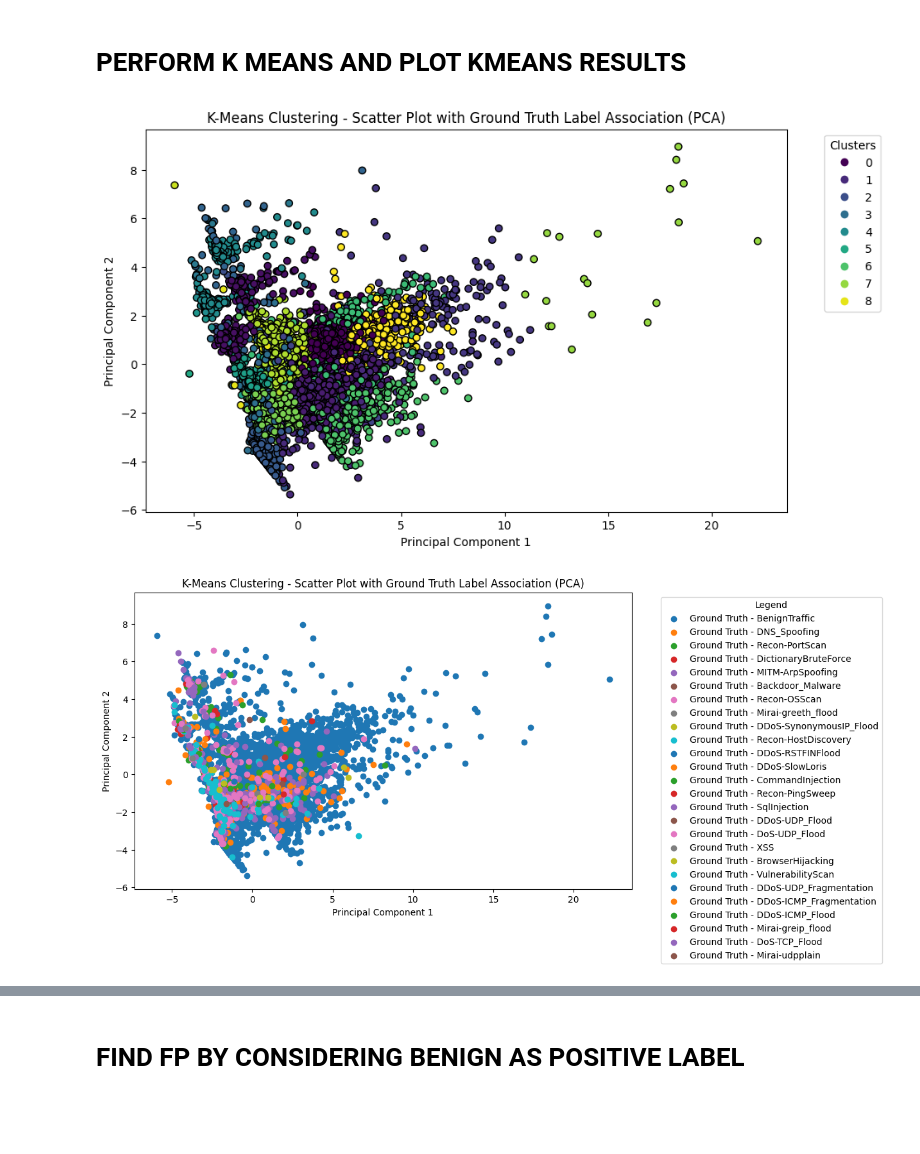
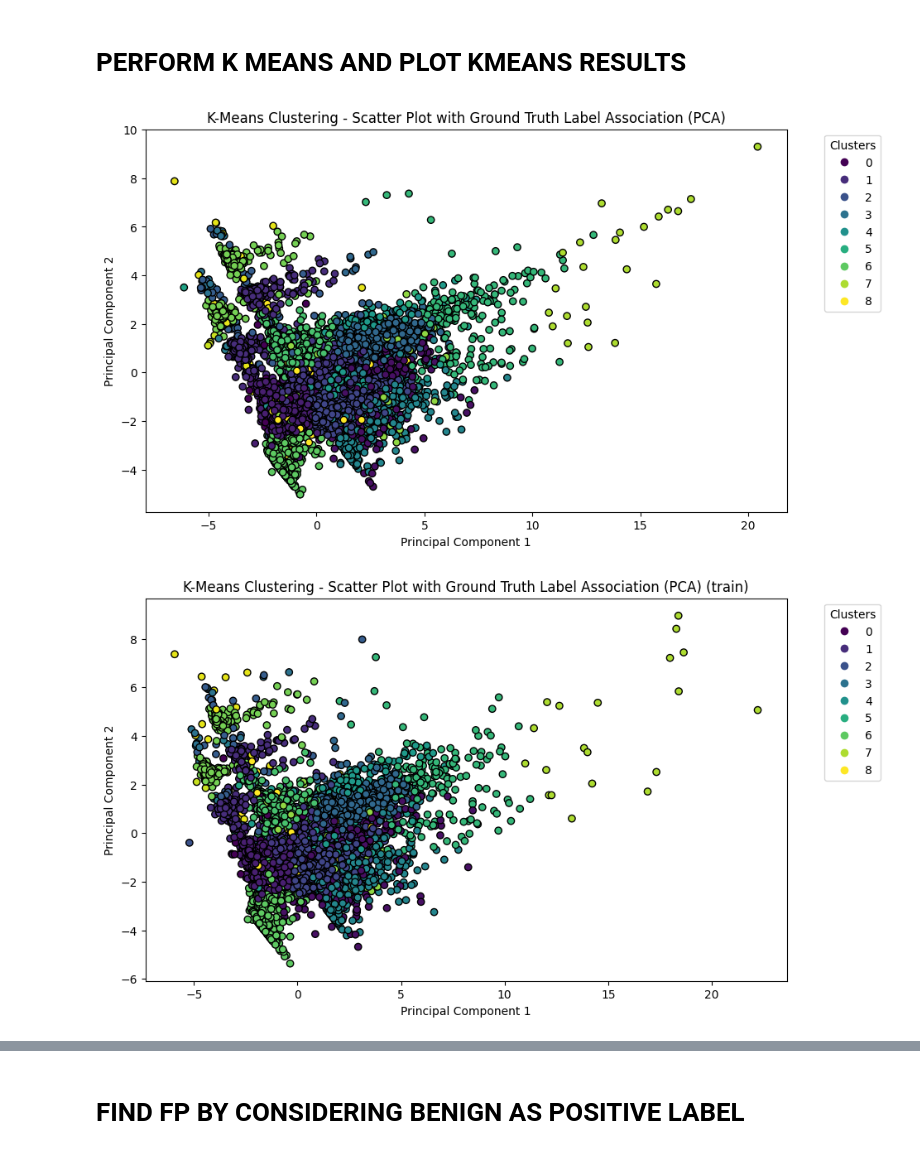
Before and after one commit to ML-Project-Team-5/Project_NetworkIDS, a Jupyter notebook: Scenario_2.ipynb, the cells around one changed output, grey strips where cells are left out. Cells and saved outputs as stored; diff of their text form; code cells hidden in the pictures; blank space fills up the shorter version.

Commit message:
Modified kmeans now corrected properly

```diff
--- a/Scenario_2.ipynb
+++ b/Scenario_2.ipynb
@@ -144,20 +144,29 @@ from sklearn.decomposition import PCA
 import matplotlib.pyplot as plt
 import numpy as np
 
+test = './data/testing_data.csv'
+test_data = pd.read_csv(test)
+
+test_L = './data/testing_lable.csv'
+test_L_data = pd.read_csv(test_L)
+
 # Assuming 'test_unknown_data' is your dataset
 # and 'test_unknown_label' is your label
 X = test_unknown_data
-y = test_unknown_label['label']  # Assuming the label column is named 'label'
+y = test_unknown_label['label']
 
 # Apply label encoding to the labels
 label_encoder = LabelEncoder()
 y_encoded = label_encoder.fit_transform(y)
 
-# Split the data into training and testing sets
-X_train, X_test, y_train, y_test = train_test_split(X, y_encoded, test_size=0.4, random_state=42)
+X_train = X
+y_train = y
+
+X_test = test_data
+y_test = test_L_data
 
 # Specify the number of clusters
-number_of_clusters = 26
+number_of_clusters = 25
 
 # Apply k-means clustering on the training set
 kmeans = KMeans(n_clusters=number_of_clusters, random_state=42)
@@ -206,56 +215,95 @@ from sklearn.preprocessing import StandardScaler
 from sklearn.cluster import KMeans
 import pandas as pd
 
-X = test_unknown_data
-y_true = test_unknown_label['label']
+X = X_test
+y_true = y_test['label']
 
 # Standardize the data
 scaler = StandardScaler()
 X_scaled = scaler.fit_transform(X)
+X_scaled_train = scaler.fit_transform(X_train)
 
 # Apply PCA for dimensionality reduction to 2 components
 pca = PCA(n_components=2)
 X_pca = pca.fit_transform(X_scaled)
+X_pca_train = pca.fit_transform(X_scaled_train)
 
 # Apply k-means clustering on the reduced dataset
-number_of_clusters = 26
+
+# MAIN CHANGE!!
+number_of_clusters = 25
 kmeans = KMeans(n_clusters=number_of_clusters, random_state=42)
-predicted_labels = kmeans.fit_predict(X_scaled)
+predicted_labels_train_data = kmeans.fit(X_scaled_train)
+predicted_labels_train = kmeans.predict(X_scaled_train)
+predicted_labels = kmeans.predict(X_scaled)
 
 # Create a DataFrame to store the association between clusters and ground truth labels
 cluster_label_association = pd.DataFrame({'Cluster': predicted_labels, 'Ground Truth Label': y_true})
+cluster_label_association_train = pd.DataFrame({'Cluster': predicted_labels_train, 'Ground Truth Label': y})
 
 # Plot the association using a scatter plot
 plt.figure(figsize=(10, 6))
 
 # Plot data points without label names
 scatter = plt.scatter(X_pca[:, 0], X_pca[:, 1], c=predicted_labels, cmap='viridis', marker='o', edgecolors='k', label='Clustered Data')
 
 # Create a legend with cluster numbers
 legend_labels = list(range(number_of_clusters))
 plt.legend(handles=scatter.legend_elements()[0], labels=legend_labels, title='Clusters', bbox_to_anchor=(1.05, 1), loc='upper left')
 
 plt.title('K-Means Clustering - Scatter Plot with Ground Truth Label Association (PCA)')
 plt.xlabel('Principal Component 1')
 plt.ylabel('Principal Component 2')
 
 plt.show()
 
 # Plot the association using a scatter plot
 plt.figure(figsize=(10, 6))
 
+# Plot data points without label names
+scatter = plt.scatter(X_pca_train[:, 0], X_pca_train[:, 1], c=predicted_labels_train, cmap='viridis', marker='o', edgecolors='k', label='Clustered Data')
+
+# Create a legend with cluster numbers
+legend_labels = list(range(number_of_clusters))
+plt.legend(handles=scatter.legend_elements()[0], labels=legend_labels, title='Clusters', bbox_to_anchor=(1.05, 1), loc='upper left')
+
+plt.title('K-Means Clustering - Scatter Plot with Ground Truth Label Association (PCA) (train)')
+plt.xlabel('Principal Component 1')
+plt.ylabel('Principal Component 2')
+
+plt.show()
+
+# Plot the association using a scatter plot
+plt.figure(figsize=(10, 6))
+
 # Iterate over unique ground truth labels
 for label in y_true.unique():
     indices = cluster_label_association[cluster_label_association['Ground Truth Label'] == label].index
     plt.scatter(X_pca[indices, 0], X_pca[indices, 1], label=f'Ground Truth - {label}')
 
 # Add legend
 plt.legend(title='Legend', bbox_to_anchor=(1.05, 1), loc='upper left')
 plt.title('K-Means Clustering - Scatter Plot with Ground Truth Label Association (PCA)')
 plt.xlabel('Principal Component 1')
 plt.ylabel('Principal Component 2')
 
 plt.show()
+
+# Plot the association using a scatter plot
+plt.figure(figsize=(10, 6))
+
+# Iterate over unique ground truth labels
+for label in y_true.unique():
+    indices = cluster_label_association_train[cluster_label_association_train['Ground Truth Label'] == label].index
+    plt.scatter(X_pca_train[indices, 0], X_pca_train[indices, 1], label=f'Ground Truth - {label}')
+
+# Add legend
+plt.legend(title='Legend', bbox_to_anchor=(1.05, 1), loc='upper left')
+plt.title('K-Means Clustering - Scatter Plot with Ground Truth Label Association (PCA)(train)')
+plt.xlabel('Principal Component 1')
+plt.ylabel('Principal Component 2')
+
+plt.show()
 # %% [output]
-[figure, old version]
+[figure, new version]
-[figure, old version]
+[figure, new version]
```
Also changed, not shown: parts of 10 cells of this notebook, 1 other file.
